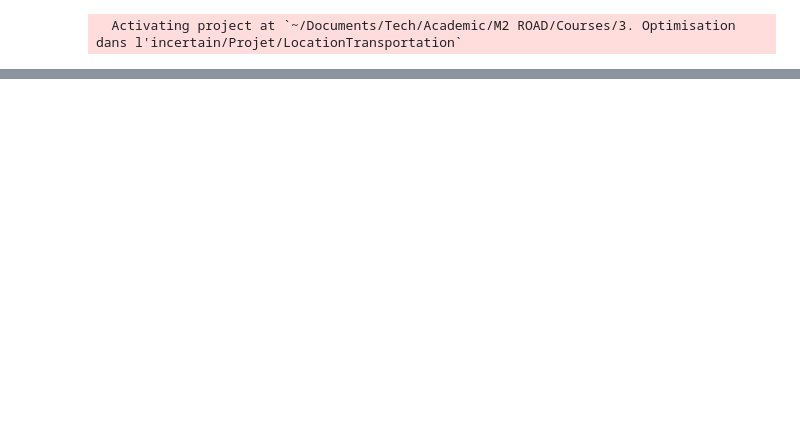
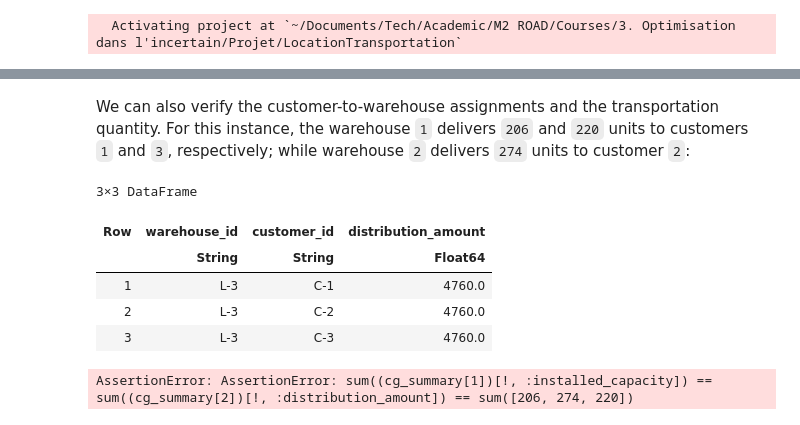
Before and after one commit to SebastianGrandaA/LocationTransportation, a Jupyter notebook: report.ipynb, the cells around one changed output, grey strips where cells are left out. Cells and saved outputs as stored; diff of their text form; code cells hidden in the pictures; blank space fills up the shorter version.

```diff
--- a/report.ipynb
+++ b/report.ipynb
@@ -52,4 +212,4 @@ robust_solution.distributions
 # %%
-constraint_generation_solution = execute(; model=:ConstraintGeneration, uncertain_demand=true);
+cg_solution = execute(; model=:ConstraintGeneration, uncertain_demand=true);
 # %% [output]
 ┌ Info: Solving instance with ConstraintGeneration
@@ -223,0 +376,4 @@ Set parameter TimeLimit to value 3600
+# %%
+cg_summary = LocationTransportation.summary(cg_solution)
+@assert cg_solution.metrics.objective_value == 24436.0
+select(cg_summary[3], :objective_value, :execution_time)
@@ -223,0 +394,17 @@ Set parameter TimeLimit to value 3600
+# %% [markdown]
+We can also verify the customer-to-warehouse assignments and the transportation quantity. For this instance, the warehouse `1` delivers `206` and `220` units to customers `1` and `3`, respectively; while warehouse `2` delivers `274` units to customer `2`:
+# %%
+cg_summary[2]
+# %% [output]
+3×3 DataFrame
+| Row | warehouse_id | customer_id | distribution_amount |
+|  | String | String | Float64 |
+| 1 | L-3 | C-1 | 4760.0 |
+| 2 | L-3 | C-2 | 4760.0 |
+| 3 | L-3 | C-3 | 4760.0 |
+# %%
+@assert sum(cg_summary[1][!, :installed_capacity]) == sum(cg_summary[2][!, :distribution_amount]) == sum([206, 274, 220])
+
+# TODO verificar... aparentemente solo abre 1.
+# %% [output]
+AssertionError: AssertionError: sum((cg_summary[1])[!, :installed_capacity]) == sum((cg_summary[2])[!, :distribution_amount]) == sum([206, 274, 220])
```
Also changed, not shown: parts of 44 cells of this notebook, 12 other files.
